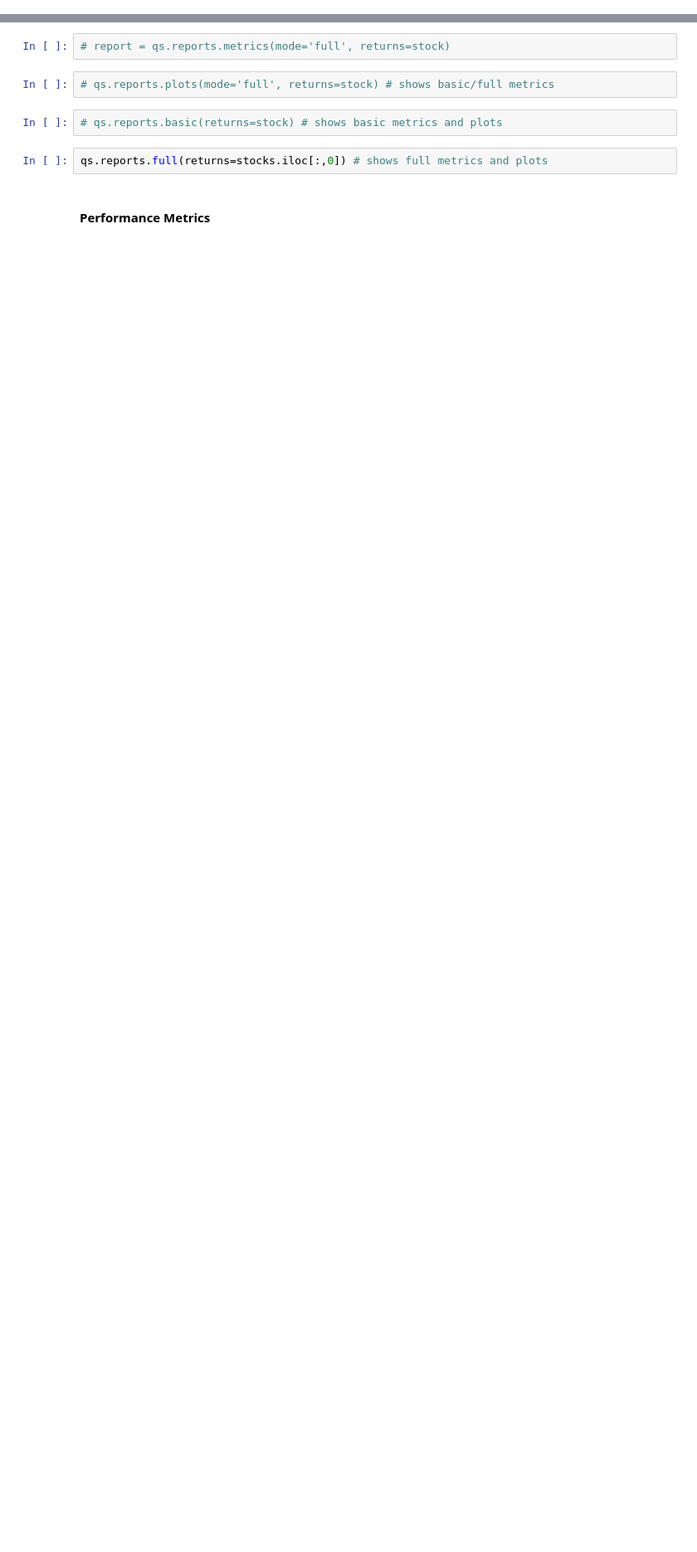
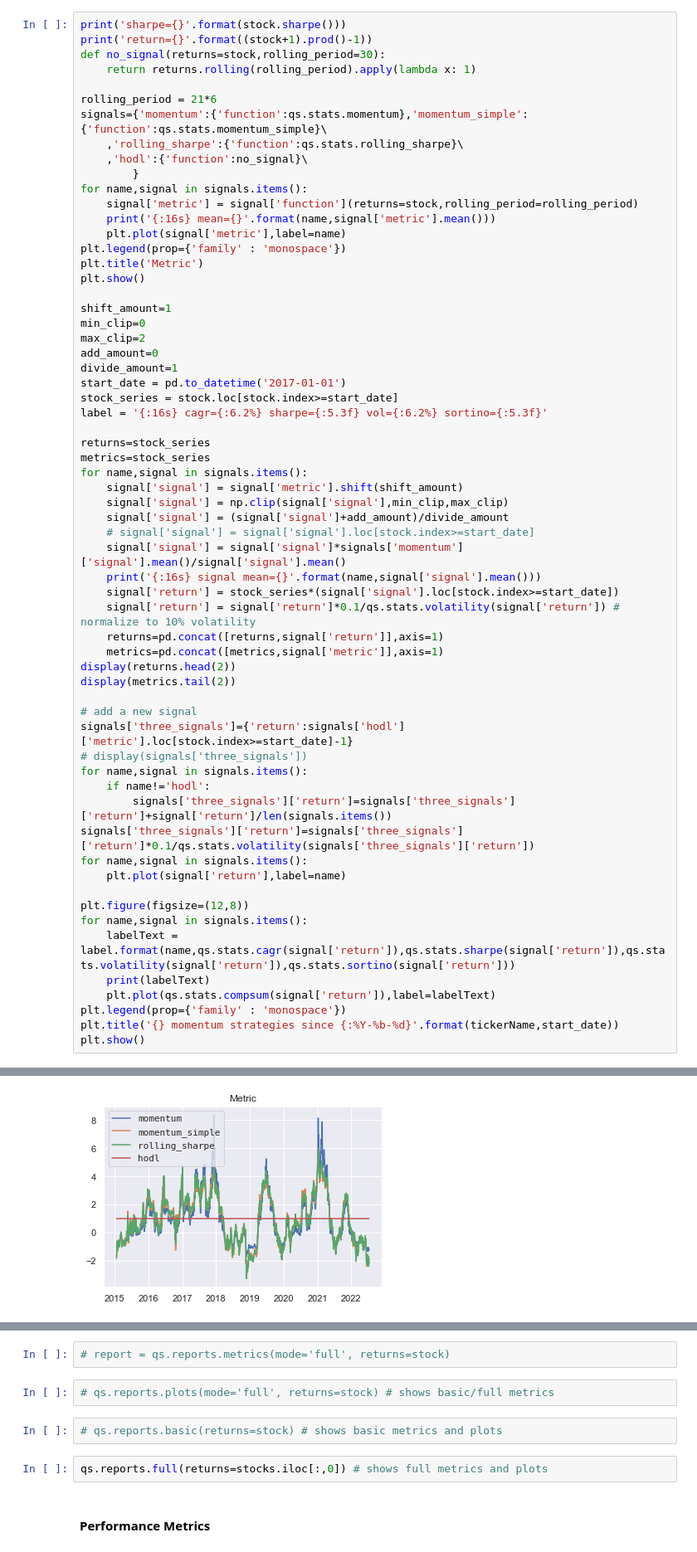
Before and after one commit to wakamex/tradcharts, a Jupyter notebook: stocks.ipynb, the cells around one changed output, grey strips where cells are left out. Shown at 83% size. Cells and saved outputs as stored; diff of their text form; blank space fills up the shorter version.

Commit message:
test momentum strategies

```diff
--- a/stocks.ipynb
+++ b/stocks.ipynb
@@ -28,0 +17,63 @@ plt.show()
+# %%
+print('sharpe={}'.format(stock.sharpe()))
+print('return={}'.format((stock+1).prod()-1))
+def no_signal(returns=stock,rolling_period=30):
+    return returns.rolling(rolling_period).apply(lambda x: 1)
+
+rolling_period = 21*6
+signals={'momentum':{'function':qs.stats.momentum},'momentum_simple':{'function':qs.stats.momentum_simple}\
+    ,'rolling_sharpe':{'function':qs.stats.rolling_sharpe}\
+    ,'hodl':{'function':no_signal}\
+        }
+for name,signal in signals.items():
+    signal['metric'] = signal['function'](returns=stock,rolling_period=rolling_period)
+    print('{:16s} mean={}'.format(name,signal['metric'].mean()))
+    plt.plot(signal['metric'],label=name)
+plt.legend(prop={'family' : 'monospace'})
+plt.title('Metric')
+plt.show()
+
+shift_amount=1
+min_clip=0
+max_clip=2
+add_amount=0
+divide_amount=1
+start_date = pd.to_datetime('2017-01-01')
+stock_series = stock.loc[stock.index>=start_date]
+label = '{:16s} cagr={:6.2%} sharpe={:5.3f} vol={:6.2%} sortino={:5.3f}'
+
+returns=stock_series
+metrics=stock_series
+for name,signal in signals.items():
+    signal['signal'] = signal['metric'].shift(shift_amount)
+    signal['signal'] = np.clip(signal['signal'],min_clip,max_clip)
+    signal['signal'] = (signal['signal']+add_amount)/divide_amount
+    # signal['signal'] = signal['signal'].loc[stock.index>=start_date]
+    signal['signal'] = signal['signal']*signals['momentum']['signal'].mean()/signal['signal'].mean()
+    print('{:16s} signal mean={}'.format(name,signal['signal'].mean()))
+    signal['return'] = stock_series*(signal['signal'].loc[stock.index>=start_date])
+    signal['return'] = signal['return']*0.1/qs.stats.volatility(signal['return']) # normalize to 10% volatility
+    returns=pd.concat([returns,signal['return']],axis=1)
+    metrics=pd.concat([metrics,signal['metric']],axis=1)
+display(returns.head(2))
+display(metrics.tail(2))
+
+# add a new signal
+signals['three_signals']={'return':signals['hodl']['metric'].loc[stock.index>=start_date]-1}
+# display(signals['three_signals'])
+for name,signal in signals.items():
+    if name!='hodl':
+        signals['three_signals']['return']=signals['three_signals']['return']+signal['return']/len(signals.items())
+signals['three_signals']['return']=signals['three_signals']['return']*0.1/qs.stats.volatility(signals['three_signals']['return'])
+for name,signal in signals.items():
+    plt.plot(signal['return'],label=name)
+
+plt.figure(figsize=(12,8))
+for name,signal in signals.items():
+    labelText = label.format(name,qs.stats.cagr(signal['return']),qs.stats.sharpe(signal['return']),qs.stats.volatility(signal['return']),qs.stats.sortino(signal['return']))
+    print(labelText)
+    plt.plot(qs.stats.compsum(signal['return']),label=labelText)
+plt.legend(prop={'family' : 'monospace'})
+plt.title('{} momentum strategies since {:%Y-%b-%d}'.format(tickerName,start_date))
+plt.show()
+# %% [output]
@@ -28,0 +86 @@ plt.show()
+[figure, added]
```
Also changed, not shown: parts of 11 cells of this notebook.
